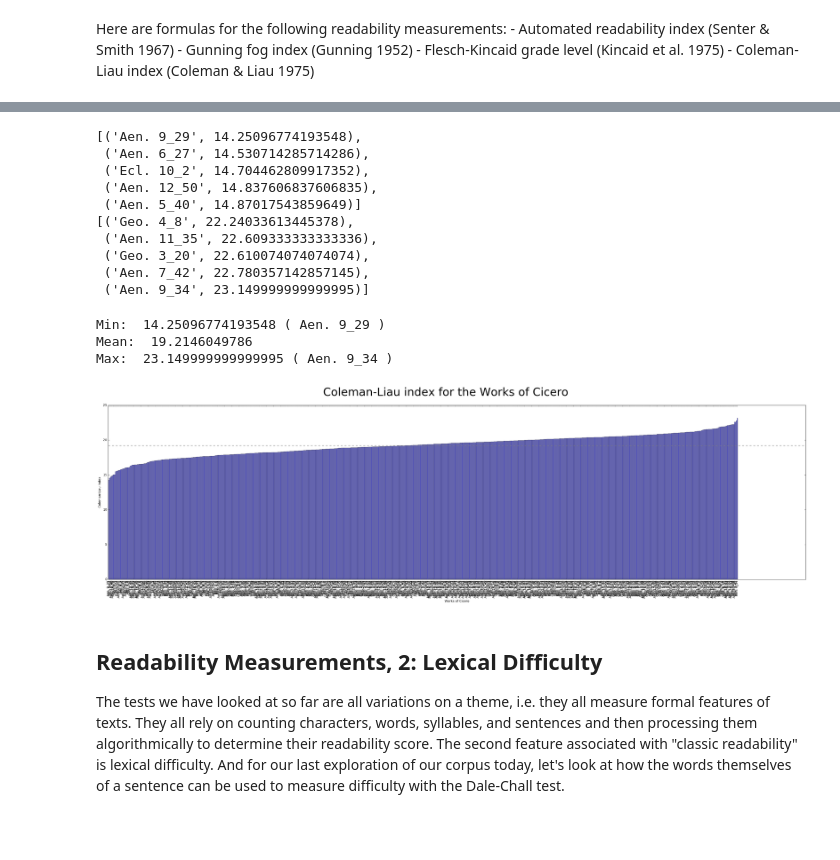
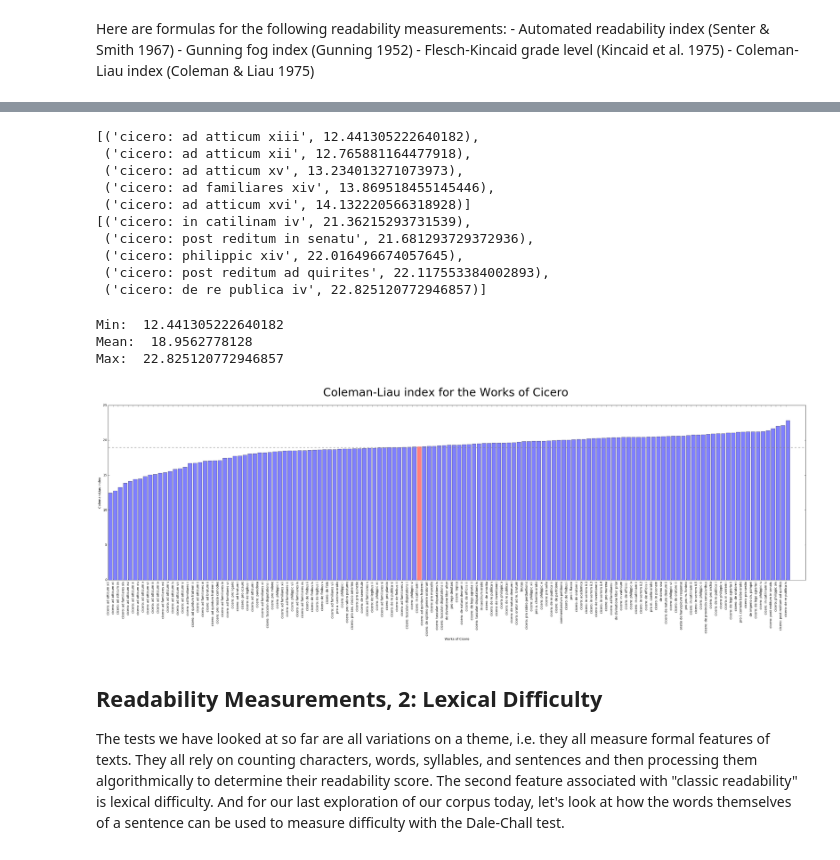
Before and after one commit to diyclassics/readability, a Jupyter notebook: Vergil Readability.ipynb, the cells around one changed output, grey strips where cells are left out. Saved outputs shown, nothing was run; the diff lists cells and outputs as text; code cells hidden in the pictures; blank space fills up the shorter version.

```diff
--- a/Vergil Readability.ipynb
+++ b/Vergil Readability.ipynb
@@ -517,8 +559,10 @@ def coleman_liau(text):
 # %%
 aris = []
 
-for segment in segments:
-    aris.append((segment[0], ari(segment[1])))
+for i, text in enumerate(vergil_texts):
+    #text = "\n".join(paras)
+    aris.append((vergil_titles[i],ari(text)))
+
 
 aris.sort(key=lambda x: x[1])
 pprint(aris[:5])
@@ -571,8 +614,9 @@ Max:  74.84932835820896 ( Geo. 1_1 )
 # %%
 gfs = []
 
-for segment in segments:
-    gfs.append((segment[0], gunningfog(segment[1])))
+for i, paras in enumerate(cicero_paras):
+    text = "\n".join(paras)
+    gfs.append((cicero_titles[i],gunningfog(text)))
 
 
 gfs.sort(key=lambda x: x[1])
@@ -625,8 +669,9 @@ Max:  61.95820895522388 ( Geo. 1_1 )
 # %%
 fks = []
 
-for segment in segments:
-    fks.append((segment[0], fleschkincaid(segment[1])))
+for i, paras in enumerate(cicero_paras):
+    text = "\n".join(paras)
+    fks.append((cicero_titles[i],fleschkincaid(text)))
 
 
 fks.sort(key=lambda x: x[1])
@@ -679,57 +724,58 @@ Max:  65.55358208955224 ( Geo. 1_1 )
 # %%
 cls = []
 
-for segment in segments:
-    cls.append((segment[0], coleman_liau(segment[1])))
+for i, paras in enumerate(cicero_paras):
+    text = "\n".join(paras)
+    cls.append((cicero_titles[i],coleman_liau(text)))
 
 
 cls.sort(key=lambda x: x[1])
 pprint(cls[:5])
 pprint(cls[-5:])
 # %% [output]
-[('Aen. 9_29', 14.25096774193548),
- ('Aen. 6_27', 14.530714285714286),
- ('Ecl. 10_2', 14.704462809917352),
- ('Aen. 12_50', 14.837606837606835),
- ('Aen. 5_40', 14.87017543859649)]
-[('Geo. 4_8', 22.24033613445378),
- ('Aen. 11_35', 22.609333333333336),
- ('Geo. 3_20', 22.610074074074074),
- ('Aen. 7_42', 22.780357142857145),
- ('Aen. 9_34', 23.149999999999995)]
+[('cicero: ad atticum xiii', 12.441305222640182),
+ ('cicero: ad atticum xii', 12.765881164477918),
+ ('cicero: ad atticum xv', 13.234013271073973),
+ ('cicero: ad familiares xiv', 13.869518455145446),
+ ('cicero: ad atticum xvi', 14.132220566318928)]
+[('cicero: in catilinam iv', 21.36215293731539),
+ ('cicero: post reditum in senatu', 21.681293729372936),
+ ('cicero: philippic xiv', 22.016496674057645),
+ ('cicero: post reditum ad quirites', 22.117553384002893),
+ ('cicero: de re publica iv', 22.825120772946857)]
 # %%
 test = "Coleman-Liau index"
 
 objects = [item[0] for item in cls]
 scores = [item[1] for item in cls]
 min_score = min(scores)
 mean_score = np.mean(scores)
 max_score = max(scores)
 
 print('Min: ', min_score, '(', objects[scores.index(min_score)], ')')
 print('Mean: ', mean_score)
 print('Max: ', max_score, '(', objects[scores.index(max_score)], ')')
 
 y_pos = np.arange(len(objects))
 plt.figure(figsize=(40,10))
 barlist = plt.bar(y_pos, scores, alpha=.5)
-#barlist[objects.index('cicero: in catilinam i')].set_color('r')
+barlist[objects.index('cicero: in catilinam i')].set_color('r')
 
 plt.xticks(y_pos, objects)
 plt.axhline(y=mean_score,color='gray',ls='dashed')
 plt.suptitle('%s for the Works of Cicero' % test, fontsize=36)
 plt.xlabel('Works of Cicero')
 plt.ylabel(test)
 
 locs, labels = plt.xticks()
 plt.setp(labels, rotation=90)
 
 plt.show()
 # %% [output]
-Min:  14.25096774193548 ( Aen. 9_29 )
-Mean:  19.2146049786
-Max:  23.149999999999995 ( Aen. 9_34 )
+Min:  12.441305222640182
+Mean:  18.9562778128
+Max:  22.825120772946857
-[figure, old version]
+[figure, new version]
 # %% [markdown]
 ## Readability Measurements, 2: Lexical Difficulty
 
```
Also changed, not shown: parts of 28 cells of this notebook.
